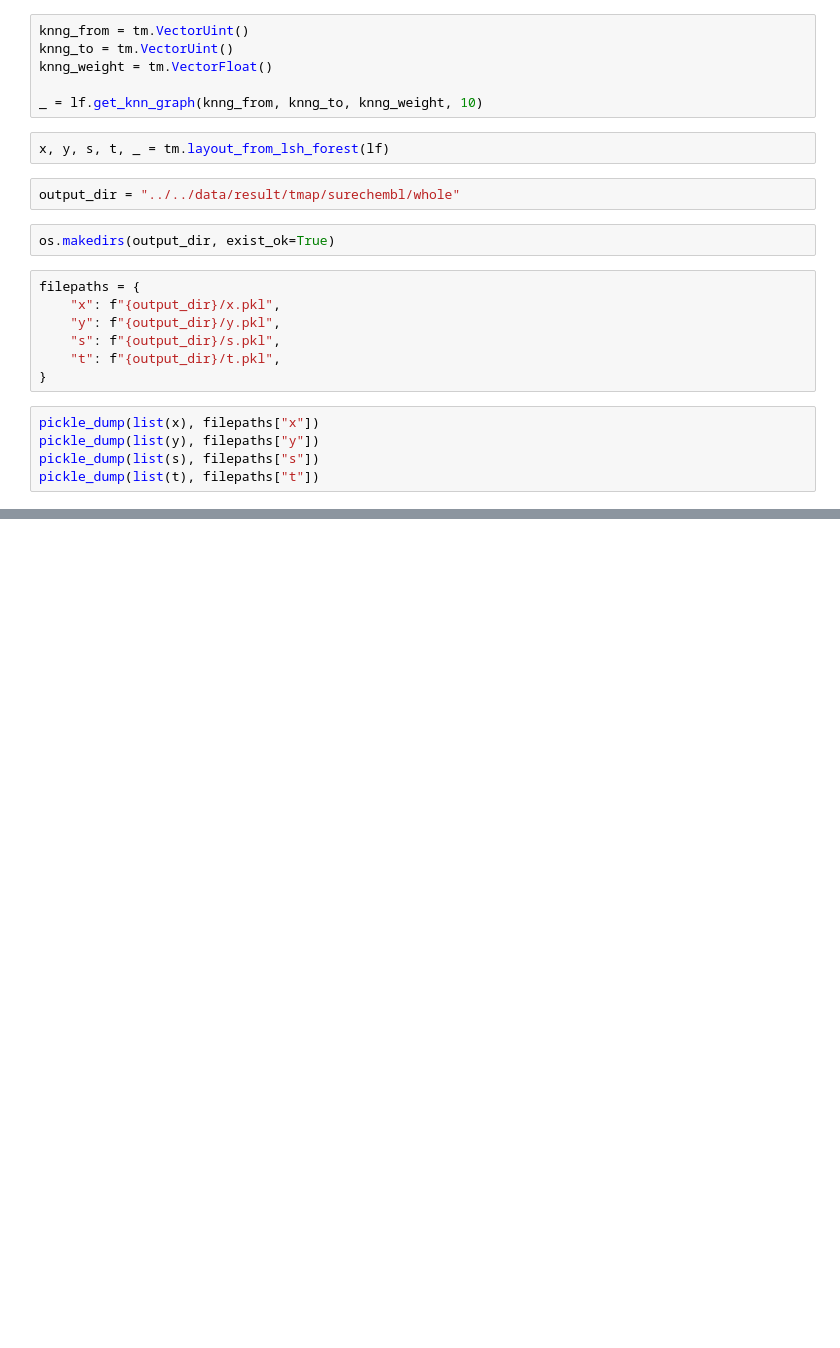
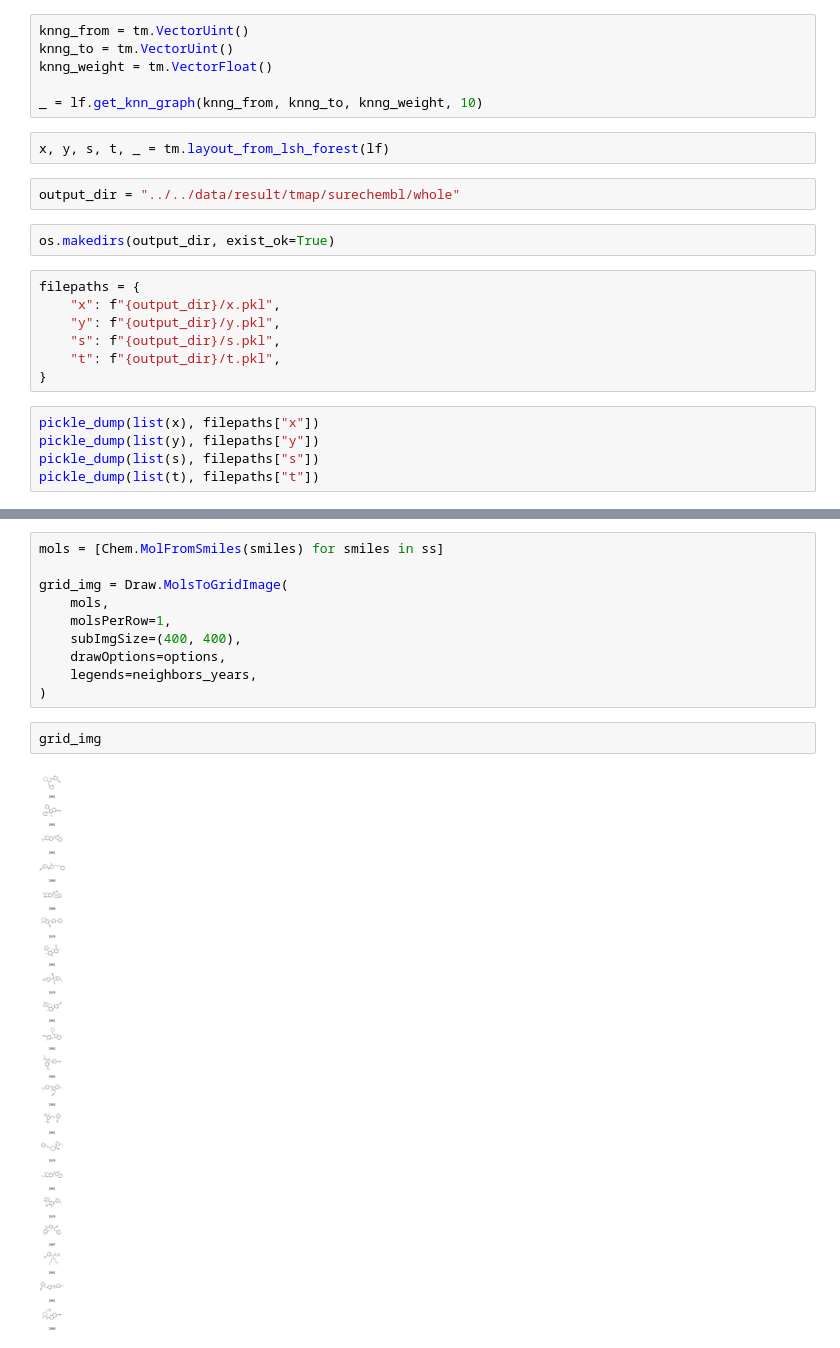
Before and after one commit to YoheiOhto/patent_time_split, a Jupyter notebook: notebook/experiment/7-tmap.ipynb, the cells around one changed output, grey strips where cells are left out. Cells and saved outputs as stored; diff of their text form; blank space fills up the shorter version.

```diff
--- a/notebook/experiment/7-tmap.ipynb
+++ b/notebook/experiment/7-tmap.ipynb
@@ -539,0 +681,14 @@ pickle_dump(list(t), filepaths["t"])
+# %%
+mols = [Chem.MolFromSmiles(smiles) for smiles in ss]
+
+grid_img = Draw.MolsToGridImage(
+    mols,
+    molsPerRow=1,
+    subImgSize=(400, 400),
+    drawOptions=options,
+    legends=neighbors_years,
+)
+# %%
+grid_img
+# %% [output]
+[figure, added]
```
Also changed, not shown: parts of 17 cells of this notebook, 32 other files.
